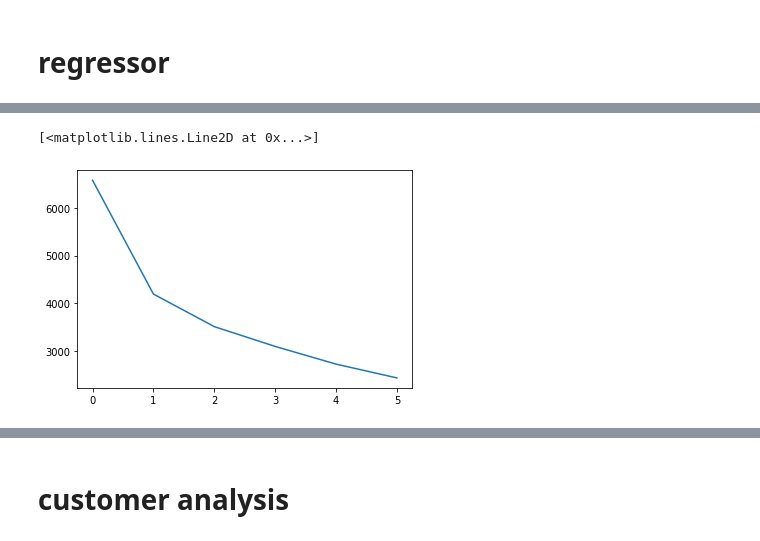
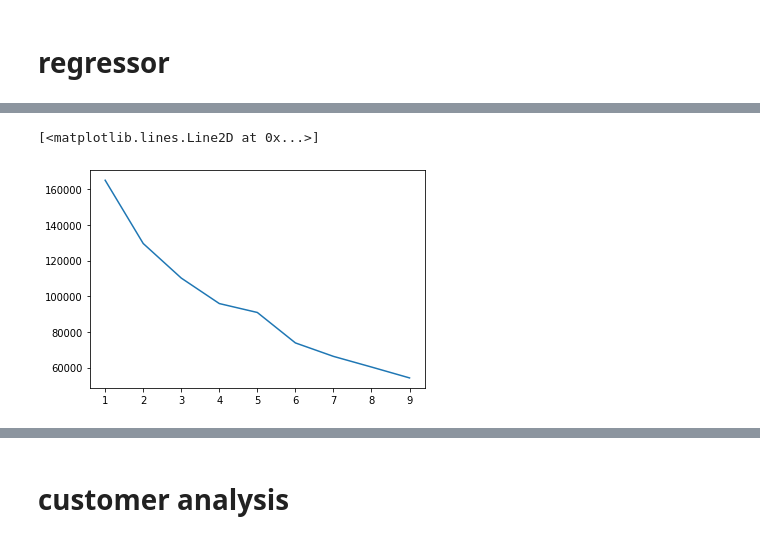
Before and after one commit to aworklab/everydayPython, a Jupyter notebook: ex_20220613.ipynb, the cells around one changed output, grey strips where cells are left out. Cells and saved outputs as stored; diff of their text form; code cells hidden in the pictures.

```diff
--- a/ex_20220613.ipynb
+++ b/ex_20220613.ipynb
@@ -26,7 +26,8 @@ import sklearn.datasets as skd
 # %% [markdown]
 # regressor
 # %%
-raw = skd.load_boston()
+raw = skd.fetch_california_housing()
 x = pd.DataFrame(raw['data'], columns = raw['feature_names'])
 y = raw['target']
+x.head()
 # %% [output]
@@ -55,0 +40,3 @@ fit_pca = pca.fit_transform(x_)
+# %%
+x.columns = [a.lower() for a in x.columns]
+x.head()
@@ -77,5 +75,5 @@ sns.scatterplot(data = res_pca, x = 'pc1', y = 'pc2', hue = 'target')
 # %%
-plt.plot([KMeans(n_clusters = a, random_state = 10).fit(x_).inertia_ for a in range(1, 7)])
+plt.plot(range(1, 10), [KMeans(n_clusters = a).fit(x_).inertia_ for a in range(1, 10)])
 # %% [output]
 [<matplotlib.lines.Line2D at 0x...>]
-[figure, old version]
+[figure, new version]
```
Also changed, not shown: parts of 50 cells of this notebook.
